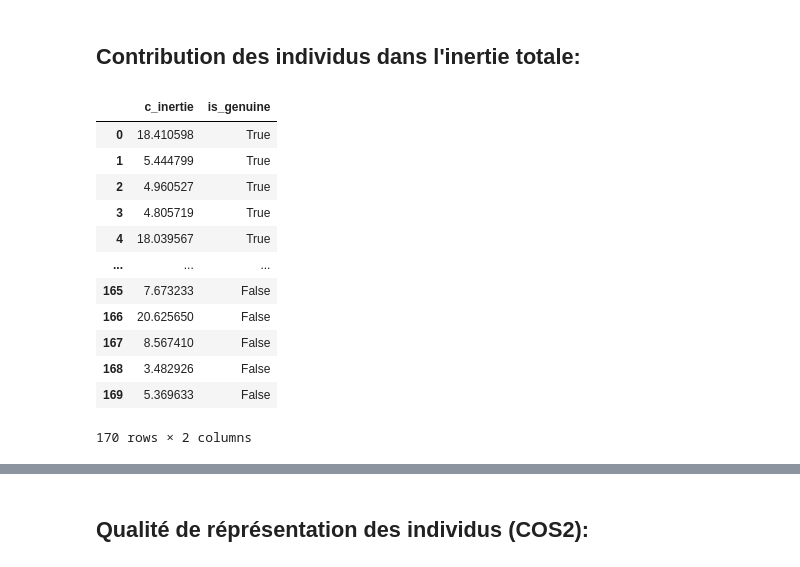
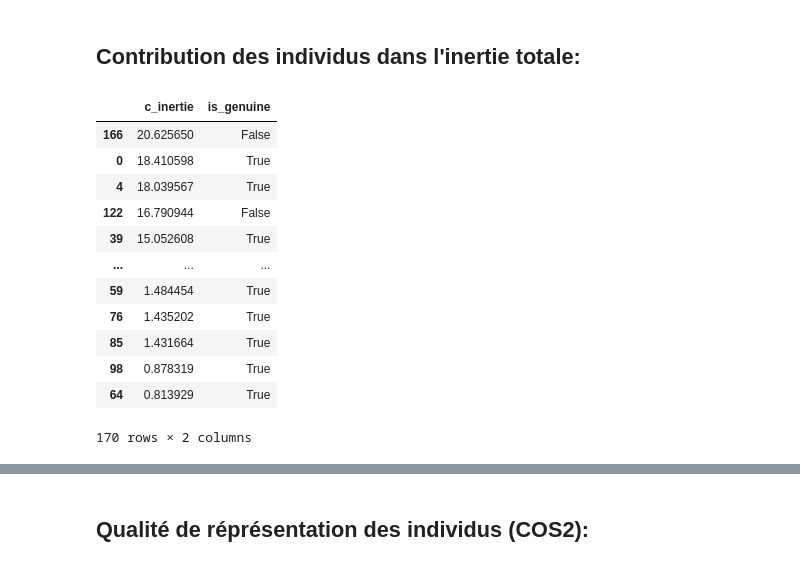
Before and after one commit to ROWAIDAK/P6-D-tectez-des-faux-billets, a Jupyter notebook: P6_02_ACP _Détectez_des_faux_billets.ipynb, the cells around one changed output, grey strips where cells are left out. Cells and saved outputs as stored; diff of their text form; code cells hidden in the pictures.

```diff
--- a/P6_02_ACP _Détectez_des_faux_billets.ipynb
+++ b/P6_02_ACP _Détectez_des_faux_billets.ipynb
@@ -31,8 +33,8 @@ from sklearn.preprocessing import StandardScaler
 from matplotlib.colors import ListedColormap
 cmap = ListedColormap(['#4cb2ff', '#61ba86'])
 # %%
-data = pd.read_csv('datas/notes.csv' , header=0, sep=",", decimal=".")
-data
+df = pd.read_csv('datas/notes.csv' , header=0, sep=",", decimal=".")
+df
 # %% [output]
 |  | is_genuine | diagonal | height_left | height_right | margin_low | margin_up | length |
 | 0 | True | 171.81 | 104.86 | 104.95 | 4.52 | 2.89 | 112.83 |
@@ -65,20 +75,2 @@ En algèbre linéaire, la notion de vecteur propre(eigenvector) correspond à l
 # %% [markdown]
 ## Preprocessing
-# %%
-#Préparation du jeu de données pour l'ACP
-df = data.copy()
-df.index = df['is_genuine']
-del df['is_genuine']
-
-# select columns for CPA
-df_pca = data[['diagonal', 'height_left', 'height_right', 'margin_low', 'margin_up', 'length']]
-
-#data preparation for PCA
-X = df_pca.values
-names = df.index # ou data['columns'] pour avoir les intitulés
-features = df.columns
-
-#centering but no reduction because the data already has the same unit
-std_scale = preprocessing.StandardScaler().fit(X)
-X_scaled = std_scale.transform(X)
-X_scaled
@@ -98,0 +81,18 @@ array([[-0.42834385,  2.6694537 ,  3.09656321, -0.13159013, -1.18987367,
+# %%
+#Préparation du jeu de données pour l'ACP
+# select columns for CPA
+#Préparation du jeu de données pour l'ACP
+df_pca = df.copy()
+df_pca.index = df_pca['is_genuine']
+del df_pca['is_genuine']
+
+
+#Transformation des données en array Numpy
+X = df_pca.values
+names = df_pca.index # ou data['columns'] pour avoir les intitulés
+features=df_pca.columns
+#centering but no reduction because the data already has the same unit
+std_scale = sk.preprocessing.StandardScaler().fit(X) # Fit des valeurs sur le modèle
+X_scaled= std_scale.transform(X)
+X_scaled = pd.DataFrame(X_scaled, columns=df_pca.columns) # Valeurs standardisées
+X_scaled
@@ -247,19 +248,21 @@ df_facto
 # %%
 #Contribution des individus dans l'inertie totale
 di = np.sum(X_scaled**2,axis=1)
-ctr_indiv_inertie = pd.DataFrame({'c_inertie':di, 'is_genuine':df.index})
+ctr_indiv_inertie = pd.DataFrame({'c_inertie':di, 'is_genuine':df_pca.index})
+ctr_indiv_inertie = ctr_indiv_inertie.sort_values("c_inertie", ascending=False)
+
 ctr_indiv_inertie
 # %% [output]
 |  | c_inertie | is_genuine |
+| 166 | 20.625650 | False |
 | 0 | 18.410598 | True |
-| 1 | 5.444799 | True |
-| 2 | 4.960527 | True |
-| 3 | 4.805719 | True |
 | 4 | 18.039567 | True |
+| 122 | 16.790944 | False |
+| 39 | 15.052608 | True |
 | ... | ... | ... |
-| 165 | 7.673233 | False |
-| 166 | 20.625650 | False |
-| 167 | 8.567410 | False |
-| 168 | 3.482926 | False |
-| 169 | 5.369633 | False |
+| 59 | 1.484454 | True |
+| 76 | 1.435202 | True |
+| 85 | 1.431664 | True |
+| 98 | 0.878319 | True |
+| 64 | 0.813929 | True |
 170 rows × 2 columns
```
Also changed, not shown: parts of 32 cells of this notebook.
